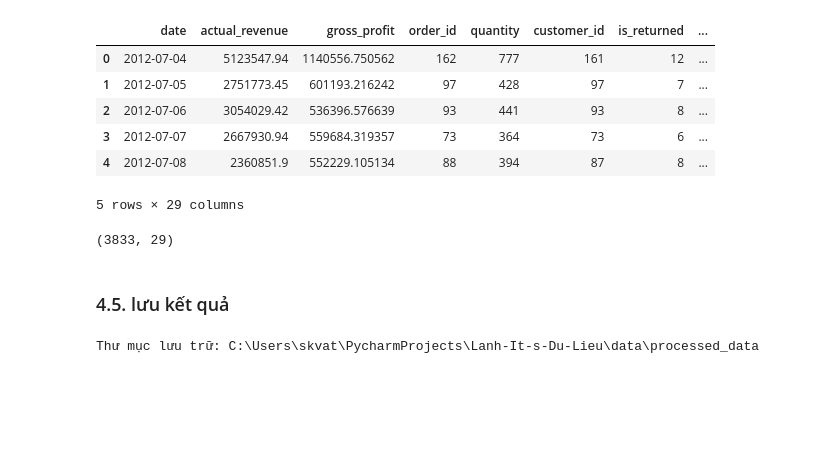
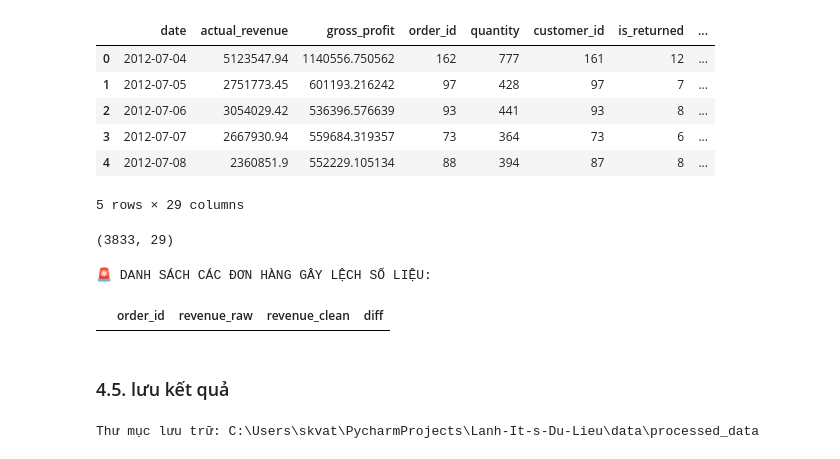
Before and after one commit to xandertrinhnam31-afk/Lanh-It-s-Du-Lieu, a Jupyter notebook: notebooks/01_data_loading_and_mcq.ipynb, the cells around one changed output. Saved outputs shown, nothing was run; the diff lists cells and outputs as text; code cells hidden in the pictures; blank space fills up the shorter version.

```diff
--- a/notebooks/01_data_loading_and_mcq.ipynb
+++ b/notebooks/01_data_loading_and_mcq.ipynb
@@ -142,18 +142,23 @@ fact_sales = pd.merge(fact_sales, orders[['order_id','order_date', 'customer_id'
 fact_sales = pd.merge(fact_sales, payments[['order_id', 'installments']], on='order_id', how='left')
 #lấy thêm shipping_fee
 fact_sales = pd.merge(fact_sales, shipments[['order_id', 'shipping_fee']], on='order_id', how='left')
-#lấy thêm return_quantity và return_reason
-fact_sales = pd.merge(fact_sales, returns[['order_id', 'product_id', 'return_quantity', 'return_reason']], on=['order_id', 'product_id'], how='left')
+#lấy thêm return_quantity và return_reason/ gộp review nếu 1 đơn trả nhiều hàng
+returns_agg = returns.groupby(['order_id', 'product_id']).agg({
+    'return_quantity': 'sum',
+    'return_reason': lambda x: ', '.join(x.dropna().unique())
+}).reset_index()
+fact_sales = pd.merge(fact_sales, returns_agg, on=['order_id', 'product_id'], how='left')
 #tạo actual_revenue và gross_profit
 ## (Mượn tạm price, cogs từ products và thông tin giảm giá từ promotions)
-fact_sales = pd.merge(fact_sales, products[['product_id', 'price', 'cogs']], on='product_id', how='left')
+fact_sales = pd.merge(fact_sales, products[['product_id', 'cogs']], on='product_id', how='left')
 fact_sales = pd.merge(fact_sales, promotions[['promo_id', 'promo_type', 'discount_value', 'min_order_value']], on='promo_id', how='left')
 
 ##Tính doanh thu gốc
-fact_sales['base_revenue'] = fact_sales['price'] * fact_sales['quantity']
+fact_sales['base_revenue'] = fact_sales['unit_price'] * fact_sales['quantity']
 fact_sales['order_base_total'] = fact_sales.groupby('order_id')['base_revenue'].transform('sum')
 
 ##Áp dụng logic giảm giá (xử lý trực tiếp không qua one-hot)
+fact_sales['promo_type'] = fact_sales['promo_type'].astype(str).str.lower().str.strip() # Vẫn nên giữ dòng dọn text này cho an toàn
 fact_sales['discount_value'] = fact_sales['discount_value'].fillna(0)
 fact_sales['min_order_value'] = fact_sales['min_order_value'].fillna(0)
 fact_sales['promo_type'] = fact_sales['promo_type'].fillna('none')
@@ -172,9 +177,11 @@ fact_sales['actual_revenue'] = fact_sales['base_revenue'] - final_discount
 fact_sales['gross_profit'] = fact_sales['actual_revenue'] - (fact_sales['cogs'] * fact_sales['quantity'])
 
 ##Xóa các cột mượn tạm để tính toán
-cols_to_drop = ['price', 'cogs', 'promo_type', 'discount_value', 'min_order_value', 'base_revenue', 'order_base_total']
+cols_to_drop = ['cogs', 'promo_type', 'discount_value', 'min_order_value', 'base_revenue', 'order_base_total']
 fact_sales = fact_sales.drop(columns=[c for c in cols_to_drop if c in fact_sales.columns])
+
 display(fact_sales.head())
+display(fact_sales.shape)
 data.append(fact_sales)
 # %% [output]
 |  | order_id | product_id | quantity | unit_price | discount_amount | promo_id | promo_id_2 | order_date | ... |
@@ -719,6 +727,31 @@ Hoàn tất Giai đoạn 4
 daily_timeseries.shape
 # %% [output]
 (3833, 29)
+# %%
+date_str = '2012-07-04'
+# Lấy từ Fact_Sales (File Raw)
+raw_day = fact_sales[fact_sales['order_date'].astype(str).str[:10] == date_str].copy()
+# Lấy từ transaction_final của Giai đoạn 3 (File Cleaned) - Đảm bảo bạn đang có biến này trong RAM
+clean_day = transaction_final[transaction_final['order_date'].astype(str).str[:10] == date_str].copy()
+
+# 2. Tính tổng doanh thu theo từng ĐƠN HÀNG (order_id)
+raw_orders = raw_day.groupby('order_id')['actual_revenue'].sum().reset_index(name='revenue_raw')
+clean_orders = clean_day.groupby('order_id')['actual_revenue'].sum().reset_index(name='revenue_clean')
+
+# 3. Nối 2 bảng lại với nhau để đối chiếu
+compare = pd.merge(raw_orders, clean_orders, on='order_id', how='outer')
+compare['revenue_raw'] = compare['revenue_raw'].fillna(0)
+compare['revenue_clean'] = compare['revenue_clean'].fillna(0)
+
+# 4. Trừ đi để tìm ra đơn bị lệch tiền
+compare['diff'] = compare['revenue_raw'] - compare['revenue_clean']
+loi_pham = compare[compare['diff'] != 0]
+
+print("🚨 DANH SÁCH CÁC ĐƠN HÀNG GÂY LỆCH SỐ LIỆU:")
+display(loi_pham)
+# %% [output]
+🚨 DANH SÁCH CÁC ĐƠN HÀNG GÂY LỆCH SỐ LIỆU:
+|  | order_id | revenue_raw | revenue_clean | diff |
 # %% [markdown]
 ### 4.5. lưu kết quả
 # %%
```
Also changed, not shown: parts of 1 cell of this notebook.
